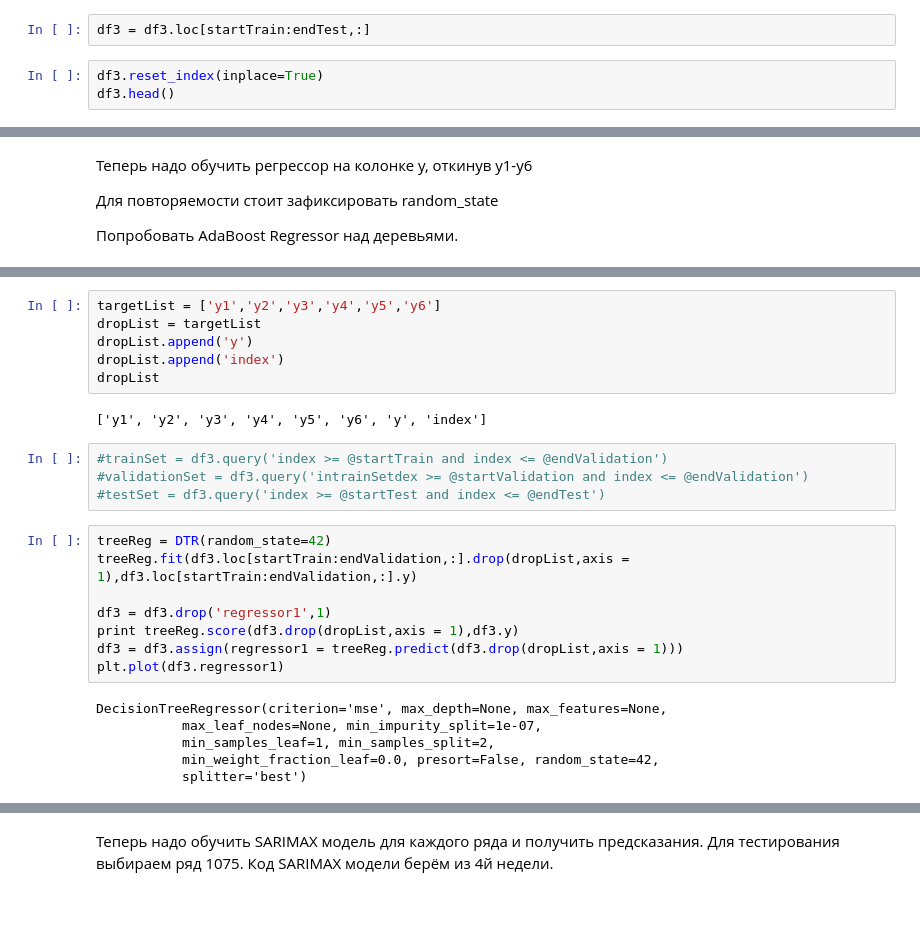
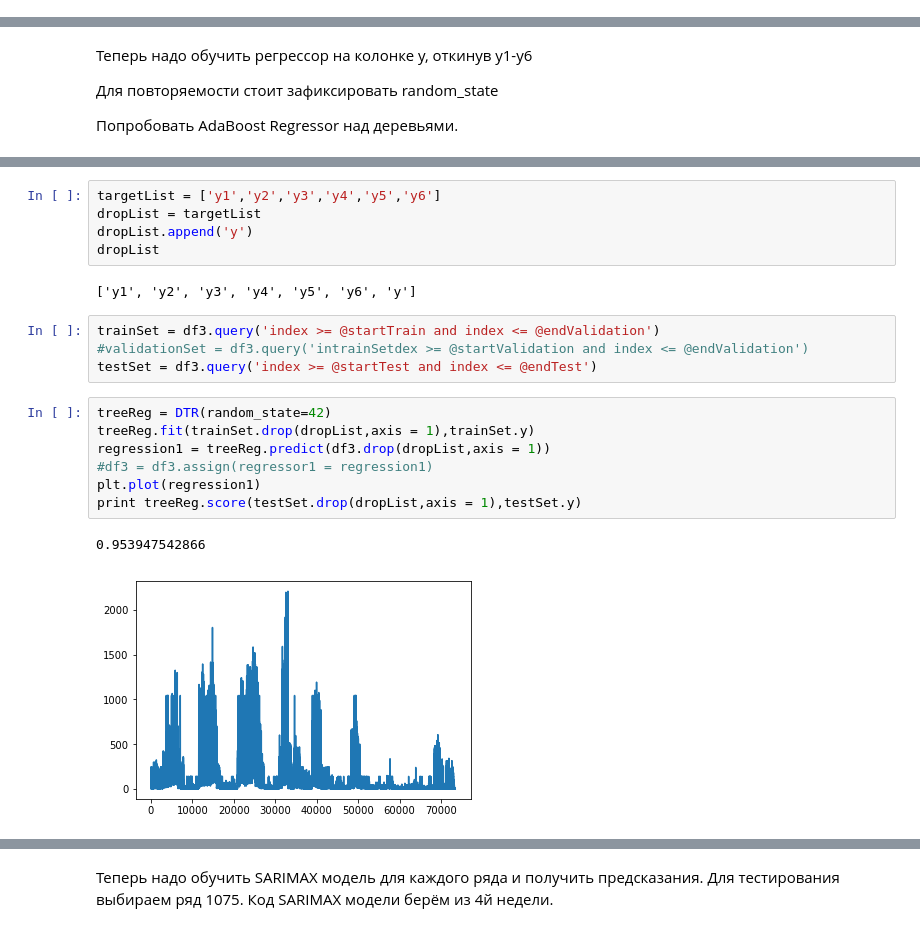
Before and after one commit to PhySci/projectNYtaxi, a Jupyter notebook: week5/week 5-2.ipynb, the cells around one changed output, grey strips where cells are left out. Cells and saved outputs as stored; diff of their text form.

```diff
--- a/week5/week 5-2.ipynb
+++ b/week5/week 5-2.ipynb
@@ -255,5 +246,0 @@ endTest   = '2016-06-30 23:00:00'
-# %%
-df3 = df3.loc[startTrain:endTest,:]
-# %%
-df3.reset_index(inplace=True)
-df3.head()
@@ -282,25 +270,20 @@ df3.head()
 targetList = ['y1','y2','y3','y4','y5','y6']
 dropList = targetList
 dropList.append('y')
-dropList.append('index')
 dropList
 # %% [output]
-['y1', 'y2', 'y3', 'y4', 'y5', 'y6', 'y', 'index']
+['y1', 'y2', 'y3', 'y4', 'y5', 'y6', 'y']
 # %%
-#trainSet = df3.query('index >= @startTrain and index <= @endValidation')
+trainSet = df3.query('index >= @startTrain and index <= @endValidation')
 #validationSet = df3.query('intrainSetdex >= @startValidation and index <= @endValidation')
-#testSet = df3.query('index >= @startTest and index <= @endTest')
+testSet = df3.query('index >= @startTest and index <= @endTest')
 # %%
 treeReg = DTR(random_state=42)
-treeReg.fit(df3.loc[startTrain:endValidation,:].drop(dropList,axis = 1),df3.loc[startTrain:endValidation,:].y)
-
-df3 = df3.drop('regressor1',1)
-print treeReg.score(df3.drop(dropList,axis = 1),df3.y)
-df3 = df3.assign(regressor1 = treeReg.predict(df3.drop(dropList,axis = 1)))
-plt.plot(df3.regressor1)
+treeReg.fit(trainSet.drop(dropList,axis = 1),trainSet.y)
+regression1 = treeReg.predict(df3.drop(dropList,axis = 1))
+#df3 = df3.assign(regressor1 = regression1)
+plt.plot(regression1)
+print treeReg.score(testSet.drop(dropList,axis = 1),testSet.y)
 # %% [output]
-DecisionTreeRegressor(criterion='mse', max_depth=None, max_features=None,
-           max_leaf_nodes=None, min_impurity_split=1e-07,
-           min_samples_leaf=1, min_samples_split=2,
-           min_weight_fraction_leaf=0.0, presort=False, random_state=42,
-           splitter='best')
+0.953947542866
+[figure, added]
```
Also changed, not shown: parts of 30 cells of this notebook, 1 other file.
